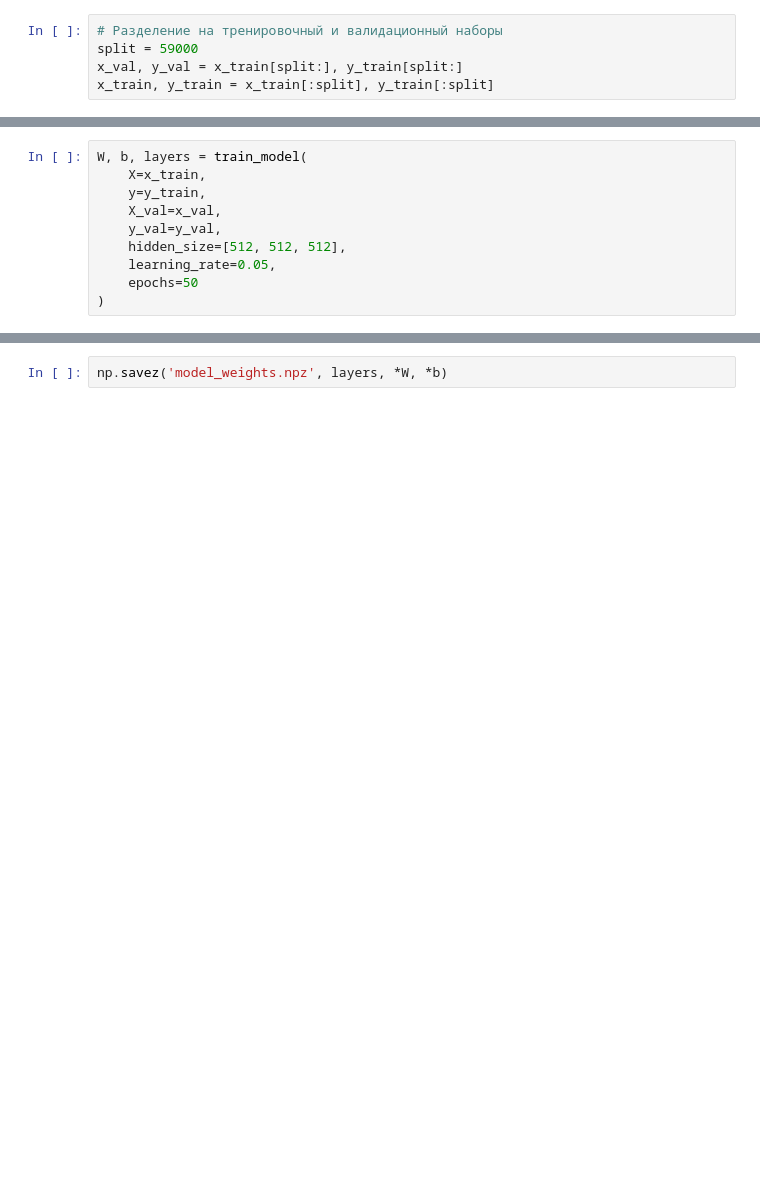
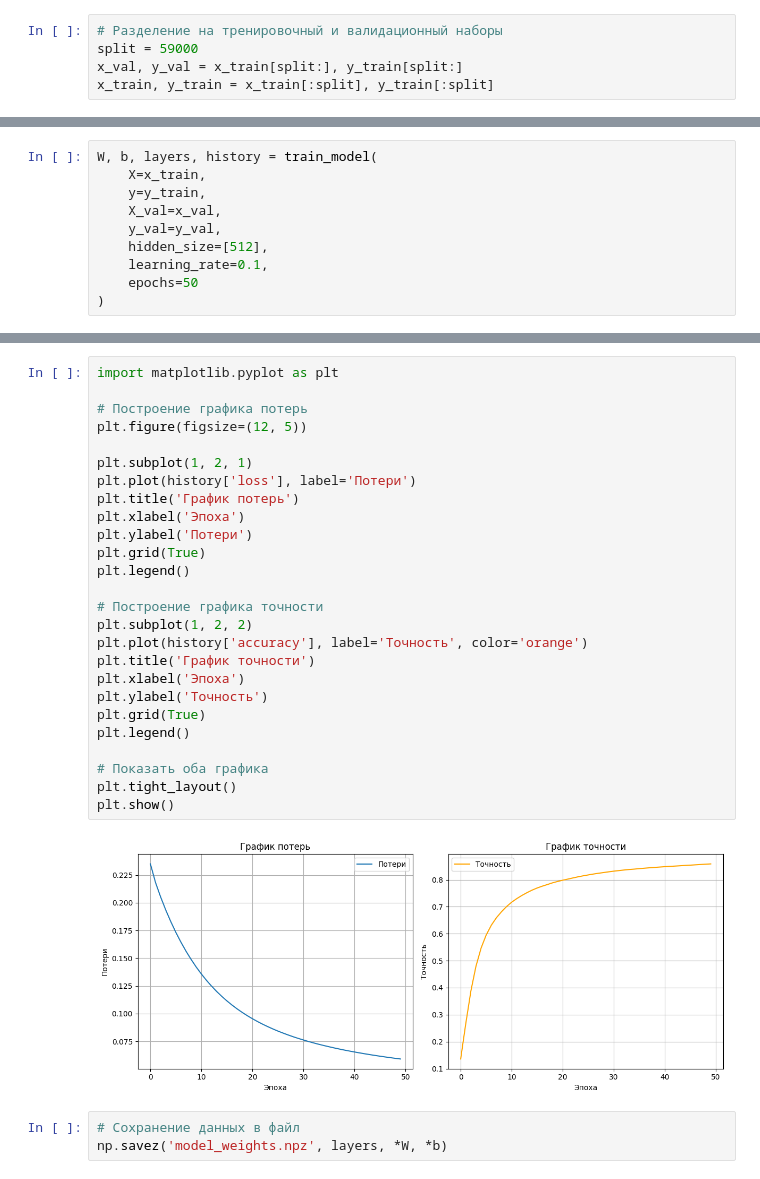
Before and after one commit to ZacksterUG/modern-neural-technologies-lab1, a Jupyter notebook: notebook.ipynb, the cells around one changed output, grey strips where cells are left out. Cells and saved outputs as stored; diff of their text form; blank space fills up the shorter version.

Commit message:
Добавлен relu, добавлено отображения графика точности и потерь

```diff
--- a/notebook.ipynb
+++ b/notebook.ipynb
@@ -96,11 +111,11 @@ def train_model(X, y, X_val, y_val,
 # %%
-W, b, layers = train_model(
+W, b, layers, history = train_model(
     X=x_train,
     y=y_train,
     X_val=x_val,
     y_val=y_val,
-    hidden_size=[512, 512, 512],
-    learning_rate=0.05,
+    hidden_size=[512],
+    learning_rate=0.1,
     epochs=50
 )
 # %% [output]
@@ -124,2 +139,31 @@ Epoch 50/50 | Loss: 0.0399 | Train Acc: 0.8858 | Val Acc: 0.9300
+# %%
+import matplotlib.pyplot as plt
+
+# Построение графика потерь
+plt.figure(figsize=(12, 5))
+
+plt.subplot(1, 2, 1)
+plt.plot(history['loss'], label='Потери')
+plt.title('График потерь')
+plt.xlabel('Эпоха')
+plt.ylabel('Потери')
+plt.grid(True)
+plt.legend()
+
+# Построение графика точности
+plt.subplot(1, 2, 2)
+plt.plot(history['accuracy'], label='Точность', color='orange')
+plt.title('График точности')
+plt.xlabel('Эпоха')
+plt.ylabel('Точность')
+plt.grid(True)
+plt.legend()
+
+# Показать оба графика
+plt.tight_layout()
+plt.show()
+# %% [output]
+[figure, added]
 # %%
+# Сохранение данных в файл
 np.savez('model_weights.npz', layers, *W, *b)
```
Also changed, not shown: parts of 4 cells of this notebook, 1 other file.
